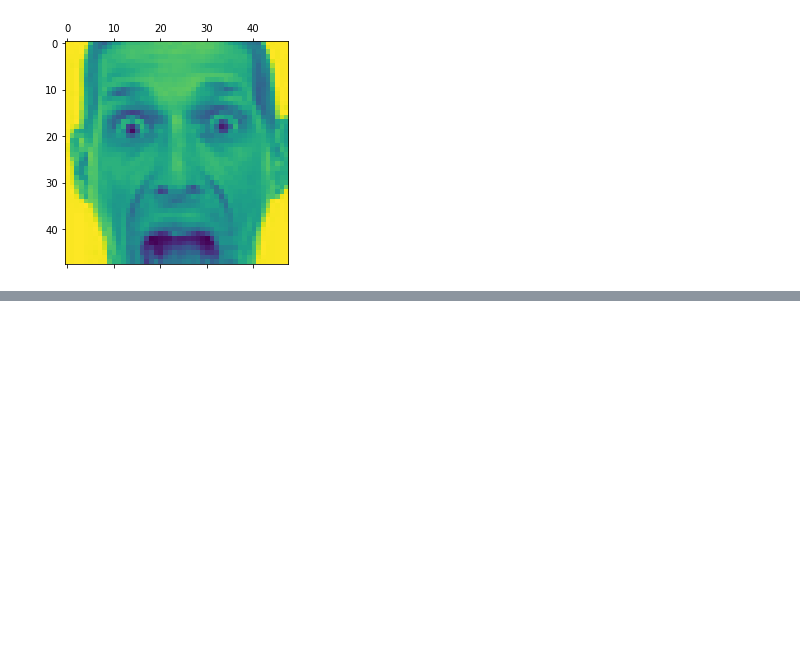
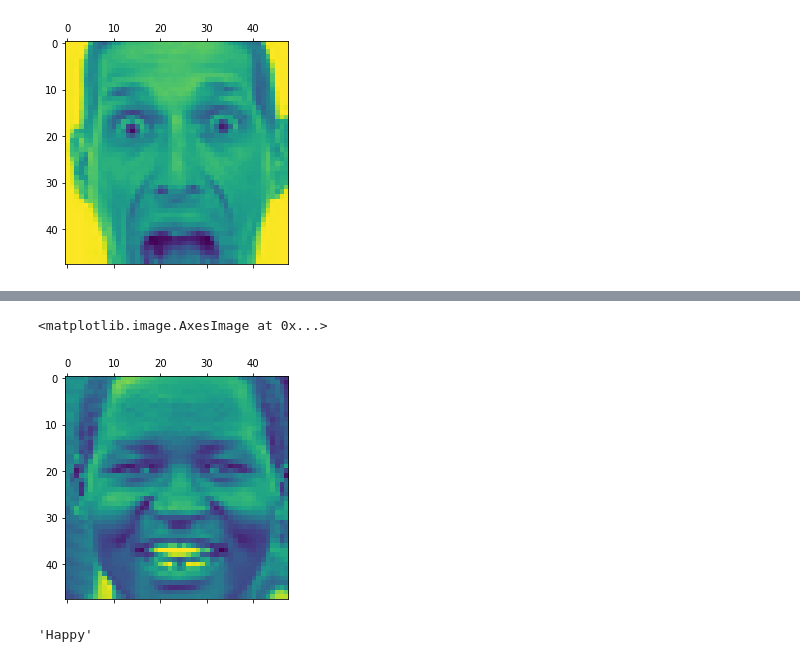
Before and after one commit to CEMK-SKR/Face_Emotion_Detector, a Jupyter notebook: Facial_Emotion_Detector.ipynb, the cells around one changed output, grey strips where cells are left out. Drawn from its saved outputs; the diff is of its cells as text; code cells hidden in the pictures; blank space fills up the shorter version.

```diff
--- a/Facial_Emotion_Detector.ipynb
+++ b/Facial_Emotion_Detector.ipynb
@@ -124,3 +124,15 @@ for i in range(10):
 [figure]
 [figure]
 [figure]
+# %%
+from sklearn.model_selection import train_test_split
+(X_train,X_test,y_train,y_test) = train_test_split(image_array,df1,test_size=0.2,random_state=10)
+# %%
+print(len(X_train))
+print(len(X_test))
+print(len(y_train))
+print(len(y_test))
+X_train=X_train.reshape(-1,48,48,1)
+X_test = X_test.reshape(-1,48,48,1)
+X_train.shape
+X_train_rescaled = X_train/255
@@ -126,0 +205,9 @@ for i in range(10):
+# %%
+plt.matshow(X_test[6])
+# %% [output]
+<matplotlib.image.AxesImage at 0x...>
+[figure, added]
+# %%
+emotions[np.argmax(y_pred[6])]
+# %% [output]
+'Happy'
```
Also changed, not shown: parts of 6 cells of this notebook.
